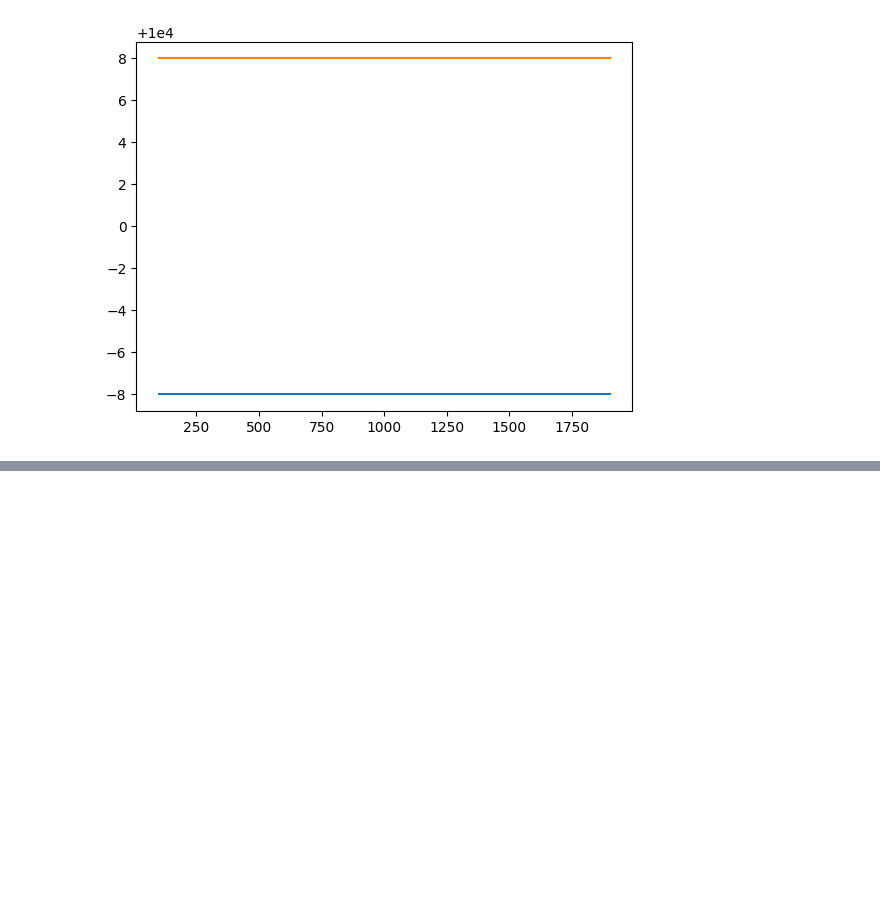
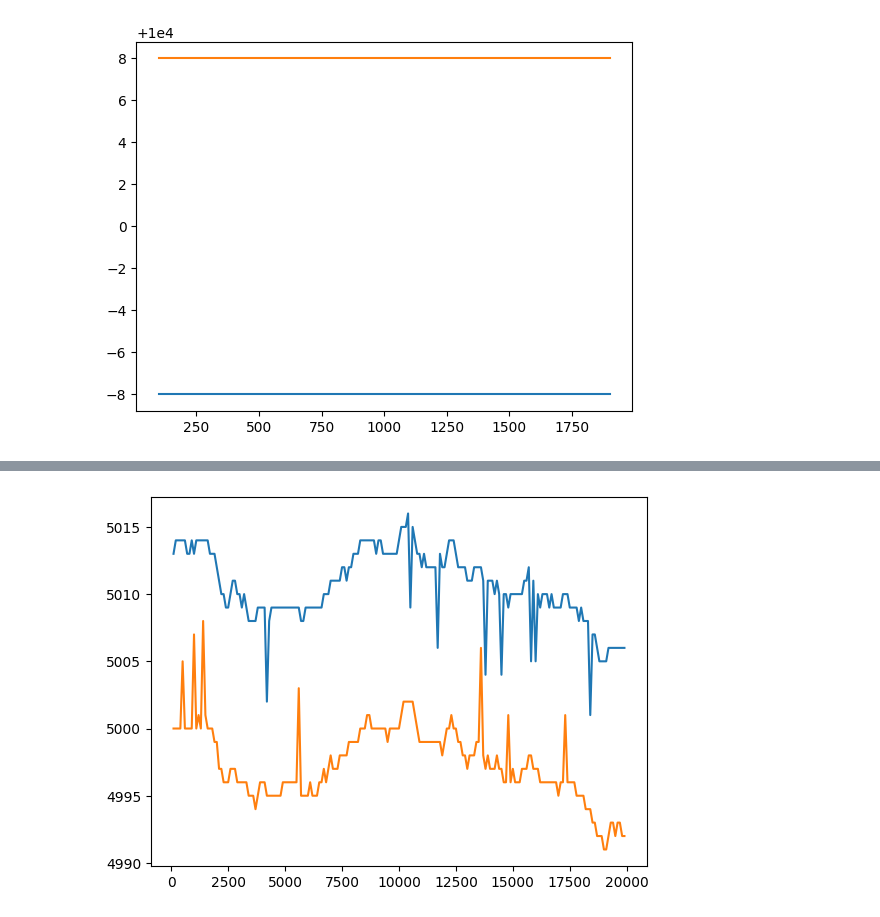
Before and after one commit to carl-handouka/TRADOSMIC, a Jupyter notebook: day-1_analysis.ipynb, the cells around one changed output, grey strips where cells are left out. Cells and saved outputs as stored; diff of their text form; code cells hidden in the pictures; blank space fills up the shorter version.

```diff
--- a/day-1_analysis.ipynb
+++ b/day-1_analysis.ipynb
@@ -52,0 +53,9 @@ plt.show()
+# %%
+mini=[min(tomato_data['ask_price_1'].iloc[i],tomato_data['ask_price_2'].iloc[i], tomato_data['ask_price_3'].iloc[i]) for i in range(1,len(tomato_data))]
+maxi=[max(tomato_data['bid_price_1'].iloc[i],tomato_data['bid_price_2'].iloc[i], tomato_data['bid_price_3'].iloc[i]) for i in range(1,len(tomato_data))]
+
+plt.plot(tomato_data['timestamp'][1:200],mini[1:200])
+plt.plot(tomato_data['timestamp'][1:200],maxi[1:200])
+plt.show()
+# %% [output]
+[figure, added]
```
Also changed, not shown: parts of 5 cells of this notebook, 2 other files.
